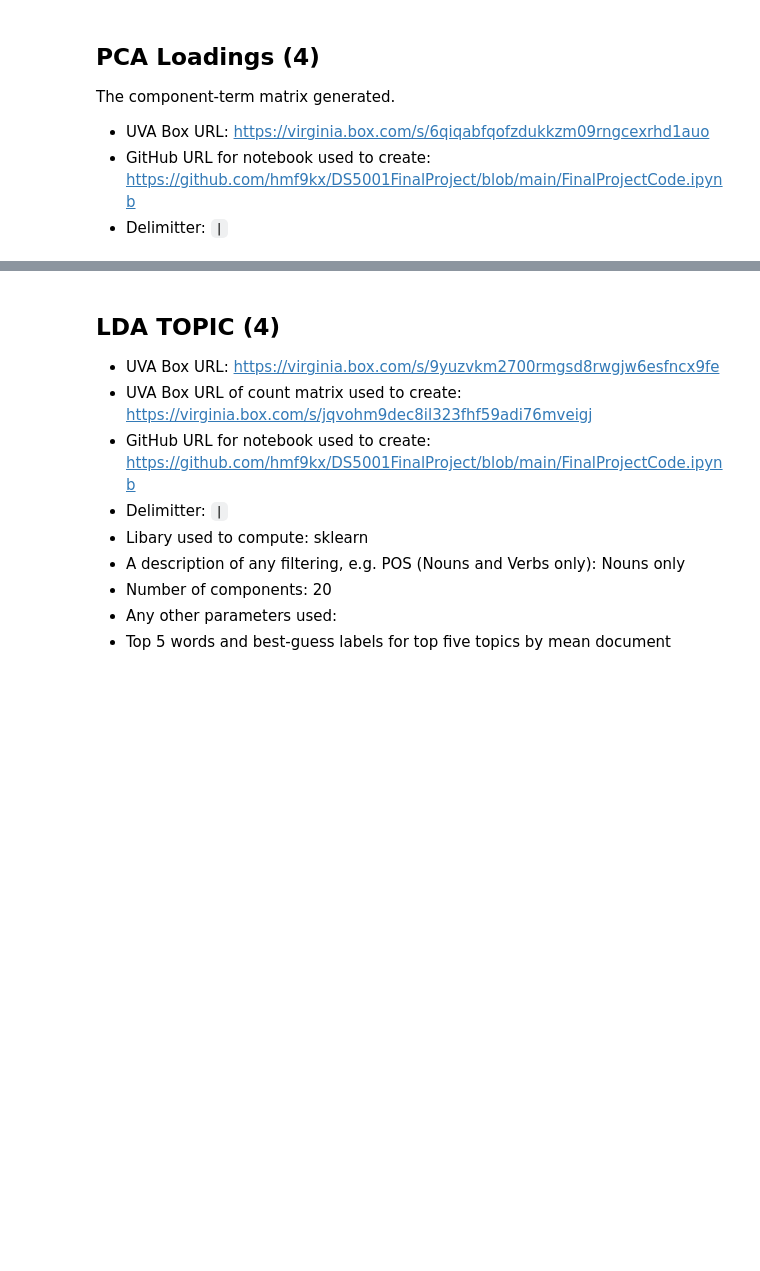
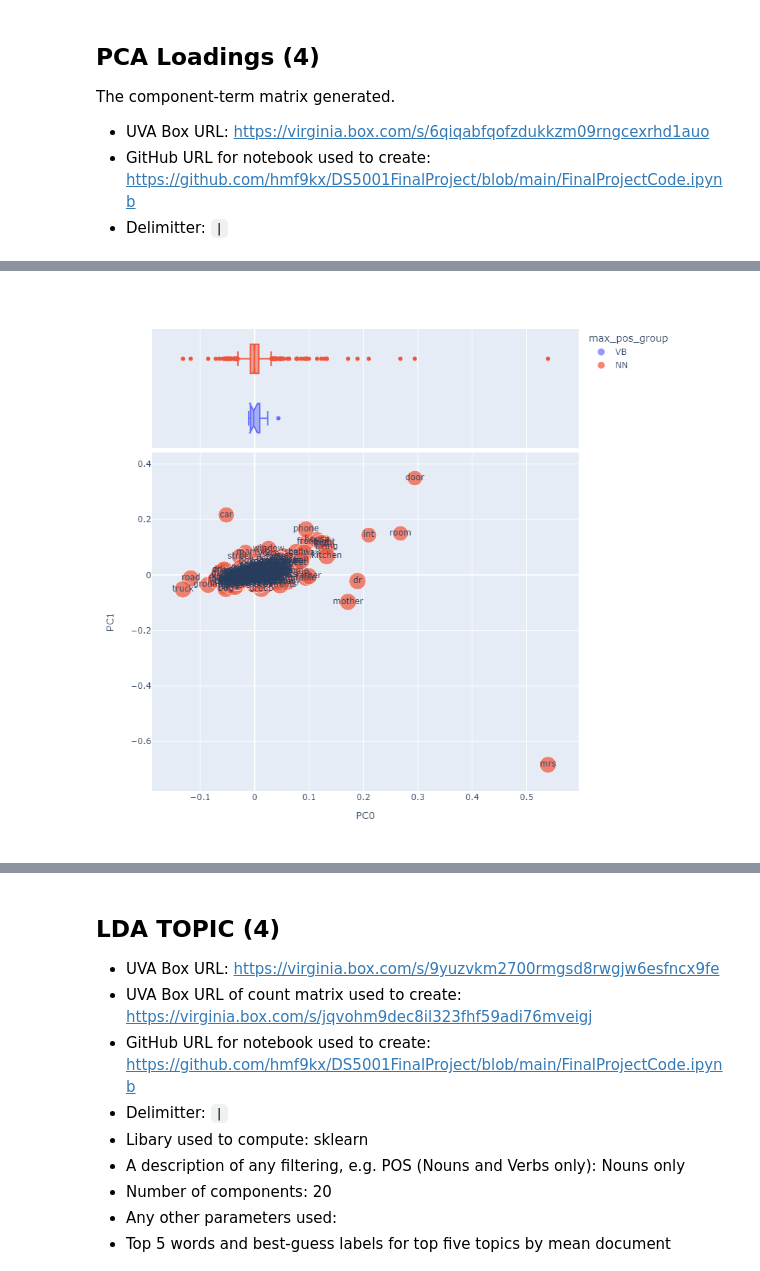
Before and after one commit to hmf9kx/DS5001FinalProject, a Jupyter notebook: FinalProject.ipynb, the cells around one changed output, grey strips where cells are left out. Cells and saved outputs as stored; diff of their text form; code cells hidden in the pictures; blank space fills up the shorter version.

```diff
--- a/FinalProject.ipynb
+++ b/FinalProject.ipynb
@@ -201,0 +200,4 @@ The polarity of the first two components in conjunction seem to represent a pola
+# %%
+Image(filename='./Images/l1.png')
+# %% [output]
+[figure, added]
```
Also changed, not shown: parts of 27 cells of this notebook.
